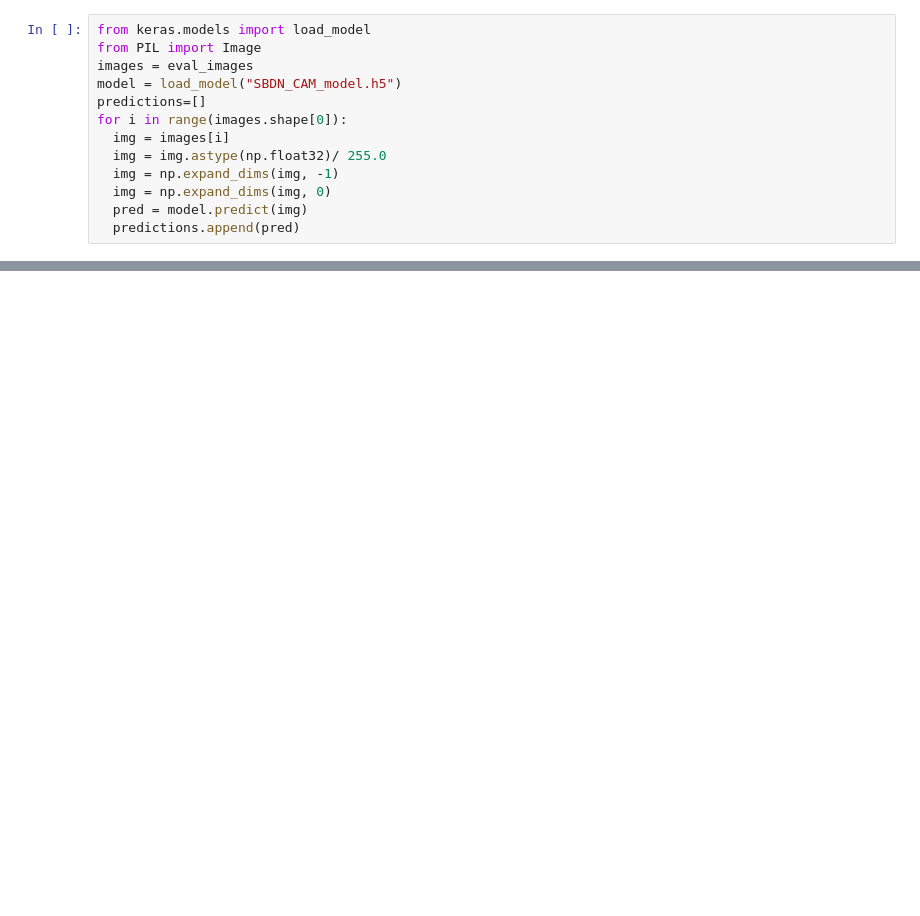
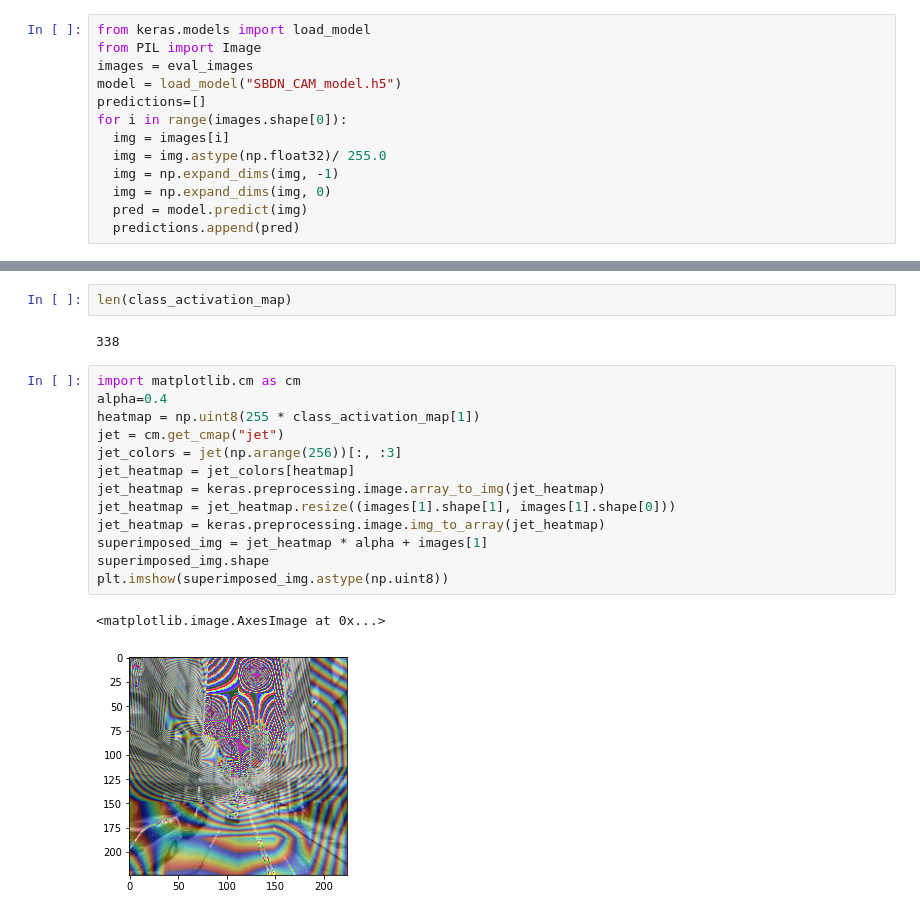
Before and after one commit to MasoudMoeini/Google-Street-View-Images-Blur-Detection, a Jupyter notebook: SBDN_CAM.ipynb, the cells around one changed output, grey strips where cells are left out. Saved outputs shown, nothing was run; the diff lists cells and outputs as text; blank space fills up the shorter version.

```diff
--- a/SBDN_CAM.ipynb
+++ b/SBDN_CAM.ipynb
@@ -278,3 +338,23 @@ Average Intersection over Union IoU for Blur Detection:  0.71602035
+# %%
+len(class_activation_map)
+# %% [output]
+338
+# %%
+import matplotlib.cm as cm
+alpha=0.4
+heatmap = np.uint8(255 * class_activation_map[1])
+jet = cm.get_cmap("jet")
+jet_colors = jet(np.arange(256))[:, :3]
+jet_heatmap = jet_colors[heatmap]
+jet_heatmap = keras.preprocessing.image.array_to_img(jet_heatmap)
+jet_heatmap = jet_heatmap.resize((images[1].shape[1], images[1].shape[0]))
+jet_heatmap = keras.preprocessing.image.img_to_array(jet_heatmap)
+superimposed_img = jet_heatmap * alpha + images[1]
+superimposed_img.shape
+plt.imshow(superimposed_img.astype(np.uint8))
+# %% [output]
+<matplotlib.image.AxesImage at 0x...>
+[figure, added]
 # %%
 columns = 4
 rows = 15
```
Also changed, not shown: parts of 23 cells of this notebook.
